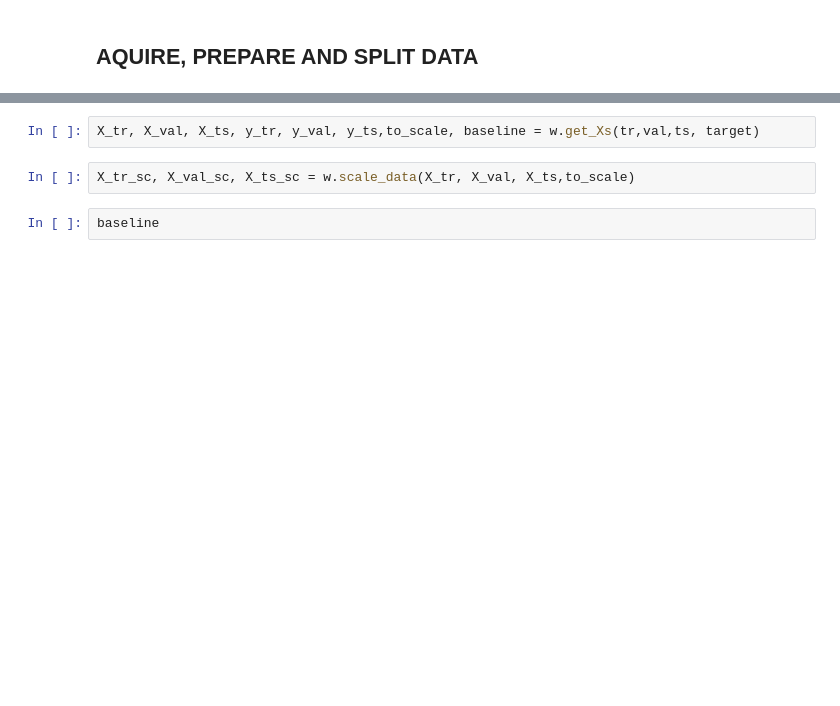
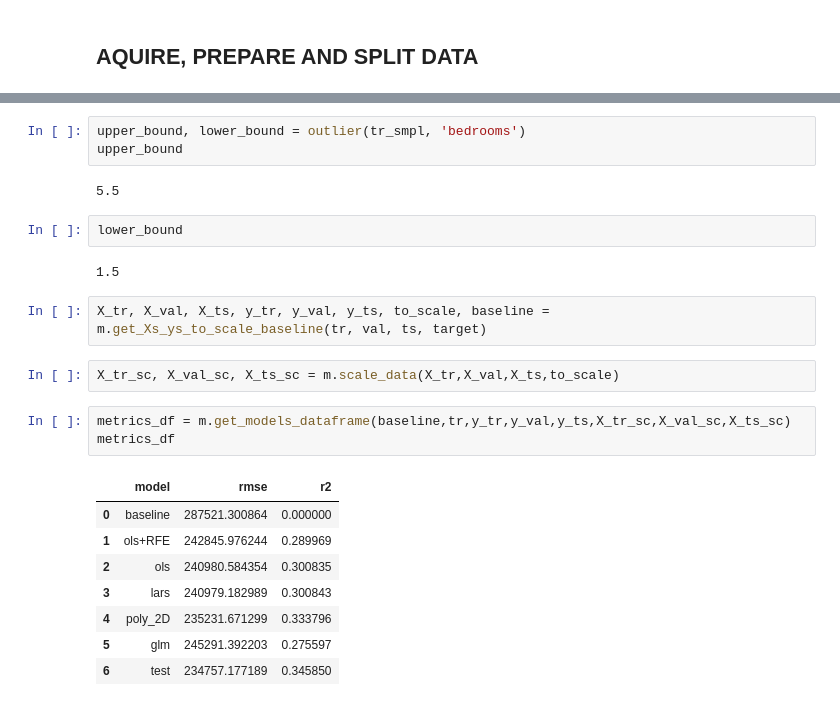
Before and after one commit to rosendo-lugo/project_regression, a Jupyter notebook: project_regression.ipynb, the cells around one changed output, grey strips where cells are left out. Cells and saved outputs as stored; diff of their text form; blank space fills up the shorter version.

Commit message:
Added two new files named modeling and notes. Also, modified the explore, project_regression and wrangle files

```diff
--- a/project_regression.ipynb
+++ b/project_regression.ipynb
@@ -46,6 +201,25 @@ target = 'property_value'
+# %%
+upper_bound, lower_bound = outlier(tr_smpl, 'bedrooms')
+upper_bound
+# %% [output]
+5.5
+# %%
+lower_bound
+# %% [output]
+1.5
 # %%
-X_tr, X_val, X_ts, y_tr, y_val, y_ts,to_scale, baseline = w.get_Xs(tr,val,ts, target)
+X_tr, X_val, X_ts, y_tr, y_val, y_ts, to_scale, baseline = m.get_Xs_ys_to_scale_baseline(tr, val, ts, target)
 # %%
-X_tr_sc, X_val_sc, X_ts_sc = w.scale_data(X_tr, X_val, X_ts,to_scale)
+X_tr_sc, X_val_sc, X_ts_sc = m.scale_data(X_tr,X_val,X_ts,to_scale)
-# %%
-baseline
+# %%
+metrics_df = m.get_models_dataframe(baseline,tr,y_tr,y_val,y_ts,X_tr_sc,X_val_sc,X_ts_sc)
+metrics_df
+# %% [output]
+|  | model | rmse | r2 |
+| 0 | baseline | 287521.300864 | 0.000000 |
+| 1 | ols+RFE | 242845.976244 | 0.289969 |
+| 2 | ols | 240980.584354 | 0.300835 |
+| 3 | lars | 240979.182989 | 0.300843 |
+| 4 | poly_2D | 235231.671299 | 0.333796 |
+| 5 | glm | 245291.392203 | 0.275597 |
+| 6 | test | 234757.177189 | 0.345850 |
```
Also changed, not shown: parts of 32 cells of this notebook, 4 other files.
